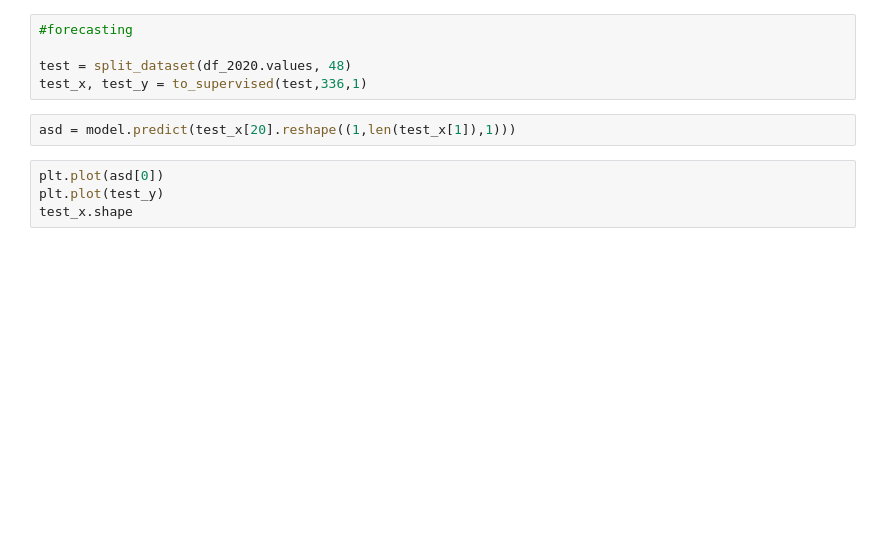
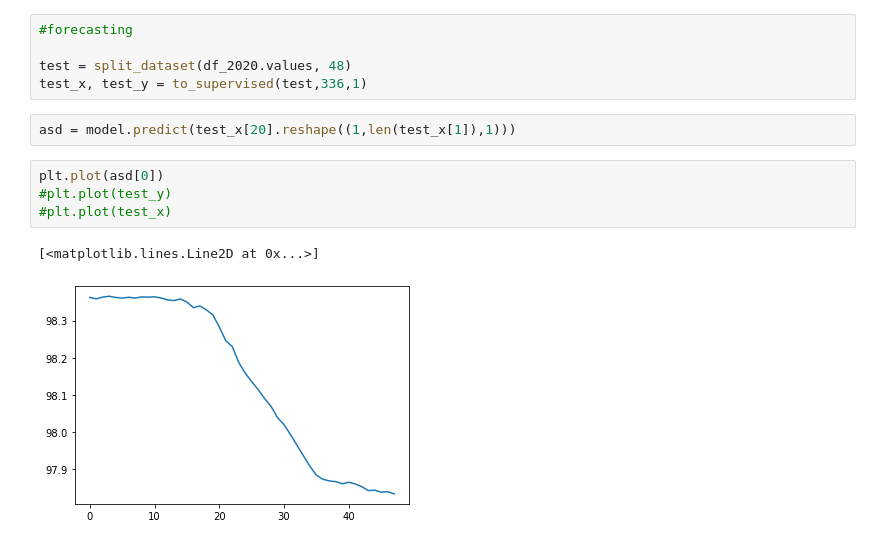
Before and after one commit to aattwwss/FYP-code, a Jupyter notebook: SG_DATA/train_LSTM.ipynb, the cells around one changed output. Cells and saved outputs as stored; diff of their text form; blank space fills up the shorter version.

```diff
--- a/SG_DATA/train_LSTM.ipynb
+++ b/SG_DATA/train_LSTM.ipynb
@@ -125,5 +125,8 @@ test_x, test_y = to_supervised(test,336,1)
 asd = model.predict(test_x[20].reshape((1,len(test_x[1]),1)))
 # %%
 plt.plot(asd[0])
-plt.plot(test_y)
-test_x.shape
+#plt.plot(test_y)
+#plt.plot(test_x)
+# %% [output]
+[<matplotlib.lines.Line2D at 0x...>]
+[figure, added]
```
Also changed, not shown: parts of 2 cells of this notebook, 1 other file.
